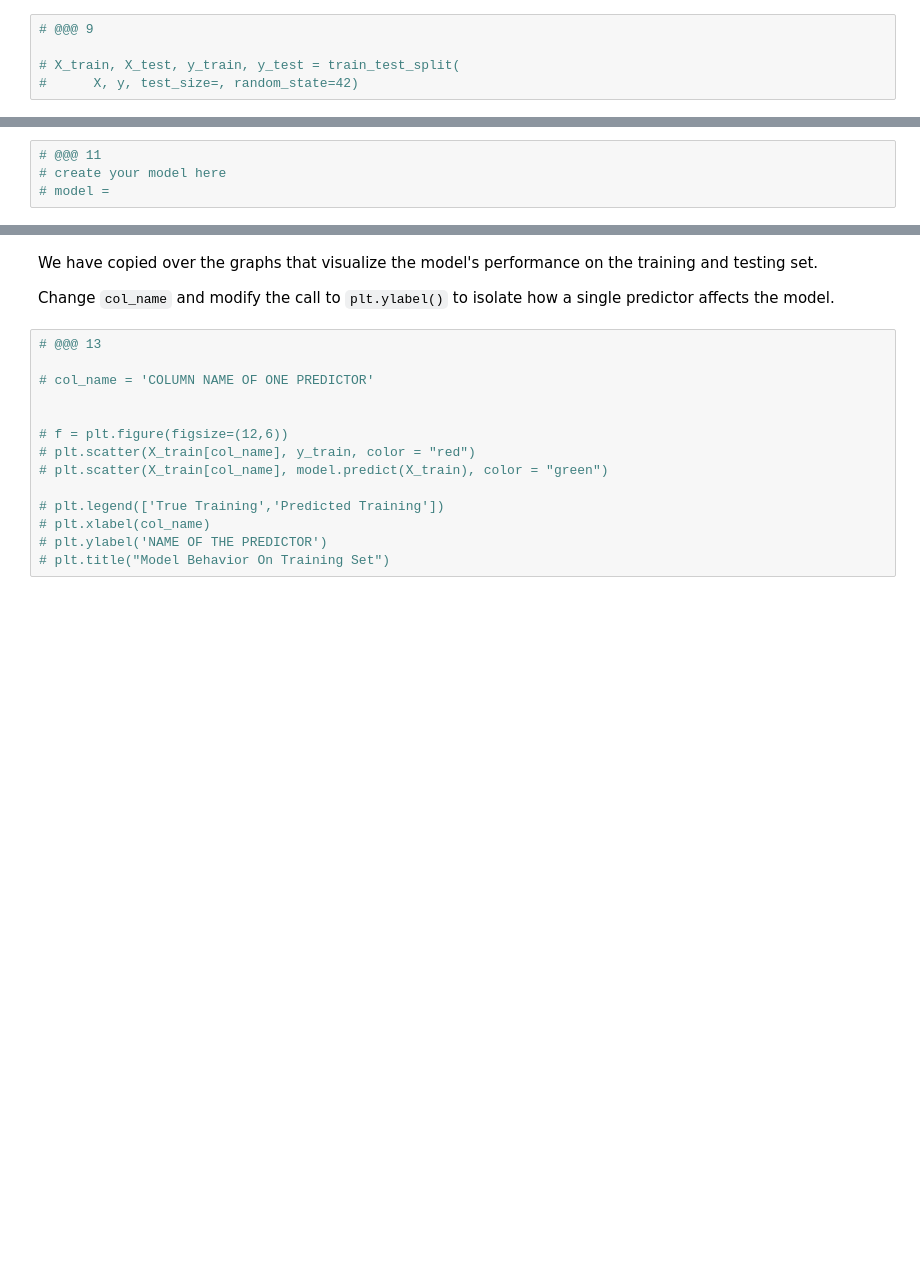
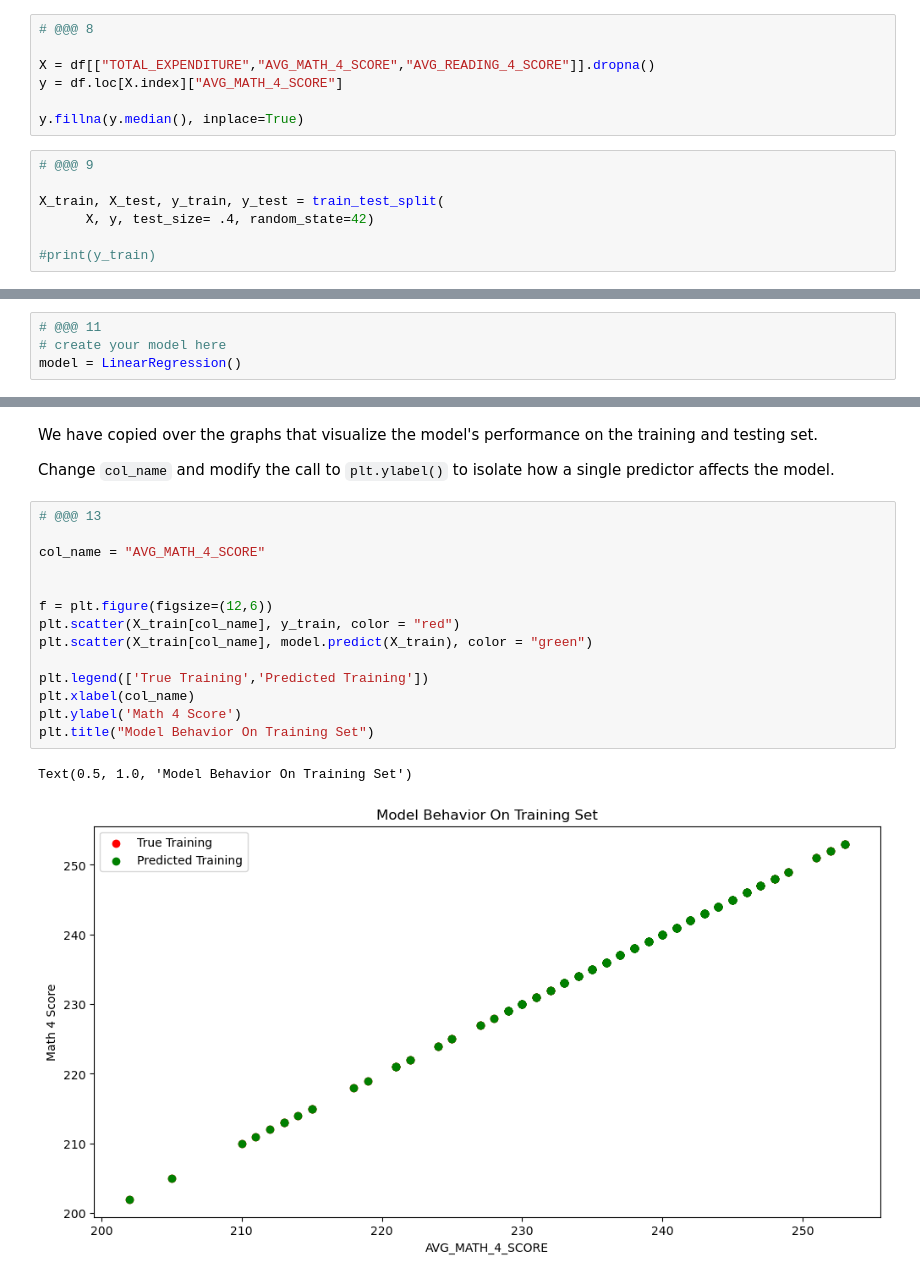
Before and after one commit to kellyynguyen/MDST-Tutorial, a Jupyter notebook: tutorial1/checkpoint1.ipynb, the cells around one changed output, grey strips where cells are left out. Saved outputs shown, nothing was run; the diff lists cells and outputs as text; blank space fills up the shorter version.

```diff
--- a/tutorial1/checkpoint1.ipynb
+++ b/tutorial1/checkpoint1.ipynb
@@ -101,8 +226,17 @@ from sklearn.model_selection import train_test_split
+# %%
+# @@@ 8
+
+X = df[["TOTAL_EXPENDITURE","AVG_MATH_4_SCORE","AVG_READING_4_SCORE"]].dropna()
+y = df.loc[X.index]["AVG_MATH_4_SCORE"]
+
+y.fillna(y.median(), inplace=True)
 # %%
 # @@@ 9
 
-# X_train, X_test, y_train, y_test = train_test_split(
-#      X, y, test_size=, random_state=42)
+X_train, X_test, y_train, y_test = train_test_split(
+      X, y, test_size= .4, random_state=42)
+
+#print(y_train)
 # %% [markdown]
 <h2> Prediction </h2>
 # %% [markdown]
@@ -113,6 +248,6 @@ ML Models [Resource](https://medium.com/@vijaya.beeravalli/comparison-of-machine
 # %%
 # @@@ 11
 # create your model here
-# model =
+model = LinearRegression()
 # %%
 model.fit(X_train, y_train)
@@ -131,17 +274,20 @@ Change `col_name` and modify the call to `plt.ylabel()` to isolate how a single
 # %%
 # @@@ 13
 
-# col_name = 'COLUMN NAME OF ONE PREDICTOR'
+col_name = "AVG_MATH_4_SCORE"
 
 
-# f = plt.figure(figsize=(12,6))
-# plt.scatter(X_train[col_name], y_train, color = "red")
-# plt.scatter(X_train[col_name], model.predict(X_train), color = "green")
+f = plt.figure(figsize=(12,6))
+plt.scatter(X_train[col_name], y_train, color = "red")
+plt.scatter(X_train[col_name], model.predict(X_train), color = "green")
 
-# plt.legend(['True Training','Predicted Training'])
-# plt.xlabel(col_name)
-# plt.ylabel('NAME OF THE PREDICTOR')
-# plt.title("Model Behavior On Training Set")
+plt.legend(['True Training','Predicted Training'])
+plt.xlabel(col_name)
+plt.ylabel('Math 4 Score')
+plt.title("Model Behavior On Training Set")
+# %% [output]
+Text(0.5, 1.0, 'Model Behavior On Training Set')
+[figure, added]
 # %%
 # @@@ 14
 
```
Also changed, not shown: parts of 33 cells of this notebook, 1 other file.
